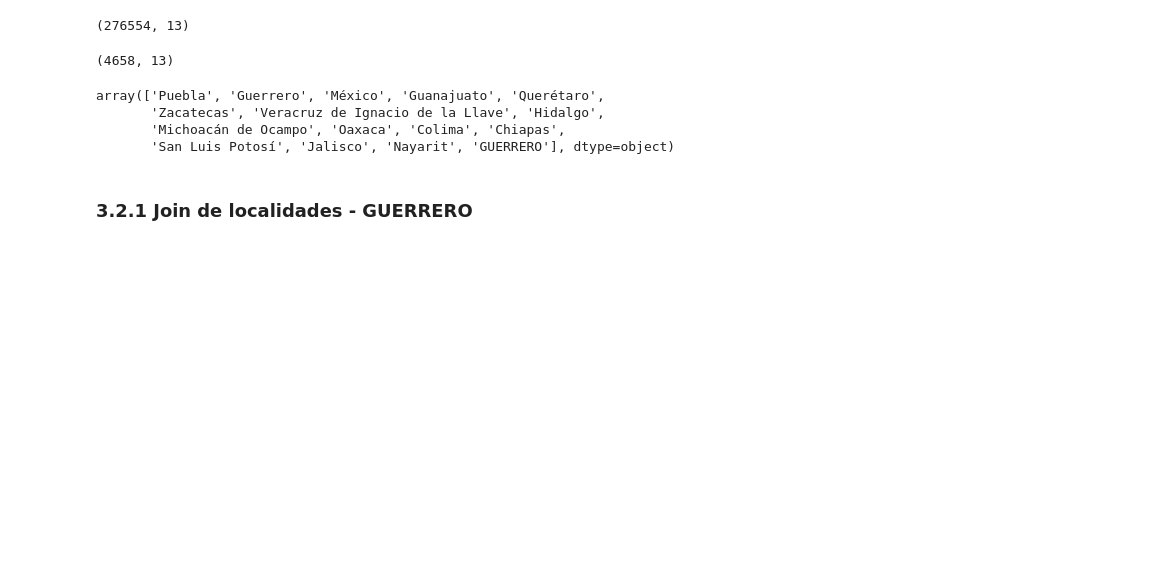
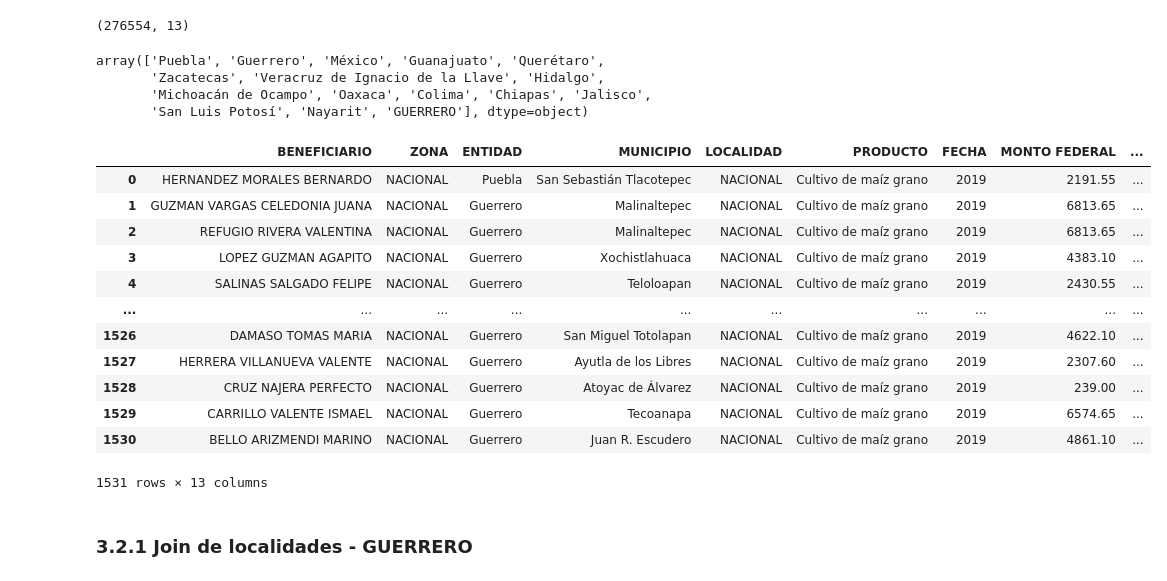
Before and after one commit to DGRIA/SESNA-Fertilizantes, a Jupyter notebook: src/Notebooks/2.3.1 Benef2019_Cleaning_and_merged.ipynb, the cells around one changed output. Saved outputs shown, nothing was run; the diff lists cells and outputs as text; code cells hidden in the pictures; blank space fills up the shorter version.

```diff
--- a/src/Notebooks/2.3.1 Benef2019_Cleaning_and_merged.ipynb
+++ b/src/Notebooks/2.3.1 Benef2019_Cleaning_and_merged.ipynb
@@ -305,19 +295,29 @@ listado_beneficiarios_2019_match['KEY_benef_loc'] = listado_beneficiarios_2019_m
 listado_beneficiarios_2019_match.shape
 # %% [output]
 (276554, 13)
-# %%
-listado_beneficiarios_2019_match = listado_beneficiarios_2019_match.drop_duplicates(subset=['KEY_benef_loc'])
-# %%
-listado_beneficiarios_2019_match.shape
-# %% [output]
-(4658, 13)
 # %%
 listado_beneficiarios_2019_match.ENTIDAD.unique()
 # %% [output]
 array(['Puebla', 'Guerrero', 'México', 'Guanajuato', 'Querétaro',
        'Zacatecas', 'Veracruz de Ignacio de la Llave', 'Hidalgo',
-       'Michoacán de Ocampo', 'Oaxaca', 'Colima', 'Chiapas',
-       'San Luis Potosí', 'Jalisco', 'Nayarit', 'GUERRERO'], dtype=object)
+       'Michoacán de Ocampo', 'Oaxaca', 'Colima', 'Chiapas', 'Jalisco',
+       'San Luis Potosí', 'Nayarit', 'GUERRERO'], dtype=object)
+# %%
+listado_beneficiarios_2019_match[listado_beneficiarios_2019_match['LOCALIDAD'] == 'NACIONAL']
+# %% [output]
+|  | BENEFICIARIO | ZONA | ENTIDAD | MUNICIPIO | LOCALIDAD | PRODUCTO | FECHA | MONTO FEDERAL | ... |
+| 0 | HERNANDEZ MORALES BERNARDO | NACIONAL | Puebla | San Sebastián Tlacotepec | NACIONAL | Cultivo de maíz grano | 2019 | 2191.55 | ... |
+| 1 | GUZMAN VARGAS CELEDONIA JUANA | NACIONAL | Guerrero | Malinaltepec | NACIONAL | Cultivo de maíz grano | 2019 | 6813.65 | ... |
+| 2 | REFUGIO RIVERA VALENTINA | NACIONAL | Guerrero | Malinaltepec | NACIONAL | Cultivo de maíz grano | 2019 | 6813.65 | ... |
+| 3 | LOPEZ GUZMAN AGAPITO | NACIONAL | Guerrero | Xochistlahuaca | NACIONAL | Cultivo de maíz grano | 2019 | 4383.10 | ... |
+| 4 | SALINAS SALGADO FELIPE | NACIONAL | Guerrero | Teloloapan | NACIONAL | Cultivo de maíz grano | 2019 | 2430.55 | ... |
+| ... | ... | ... | ... | ... | ... | ... | ... | ... | ... |
+| 1526 | DAMASO TOMAS MARIA | NACIONAL | Guerrero | San Miguel Totolapan | NACIONAL | Cultivo de maíz grano | 2019 | 4622.10 | ... |
+| 1527 | HERRERA VILLANUEVA VALENTE | NACIONAL | Guerrero | Ayutla de los Libres | NACIONAL | Cultivo de maíz grano | 2019 | 2307.60 | ... |
+| 1528 | CRUZ NAJERA PERFECTO | NACIONAL | Guerrero | Atoyac de Álvarez | NACIONAL | Cultivo de maíz grano | 2019 | 239.00 | ... |
+| 1529 | CARRILLO VALENTE ISMAEL | NACIONAL | Guerrero | Tecoanapa | NACIONAL | Cultivo de maíz grano | 2019 | 6574.65 | ... |
+| 1530 | BELLO ARIZMENDI MARINO | NACIONAL | Guerrero | Juan R. Escudero | NACIONAL | Cultivo de maíz grano | 2019 | 4861.10 | ... |
+1531 rows × 13 columns
 # %% [markdown]
 ### 3.2.1 Join de localidades - GUERRERO
 # %% [markdown]
```
Also changed, not shown: parts of 43 cells of this notebook, 19 other files.
